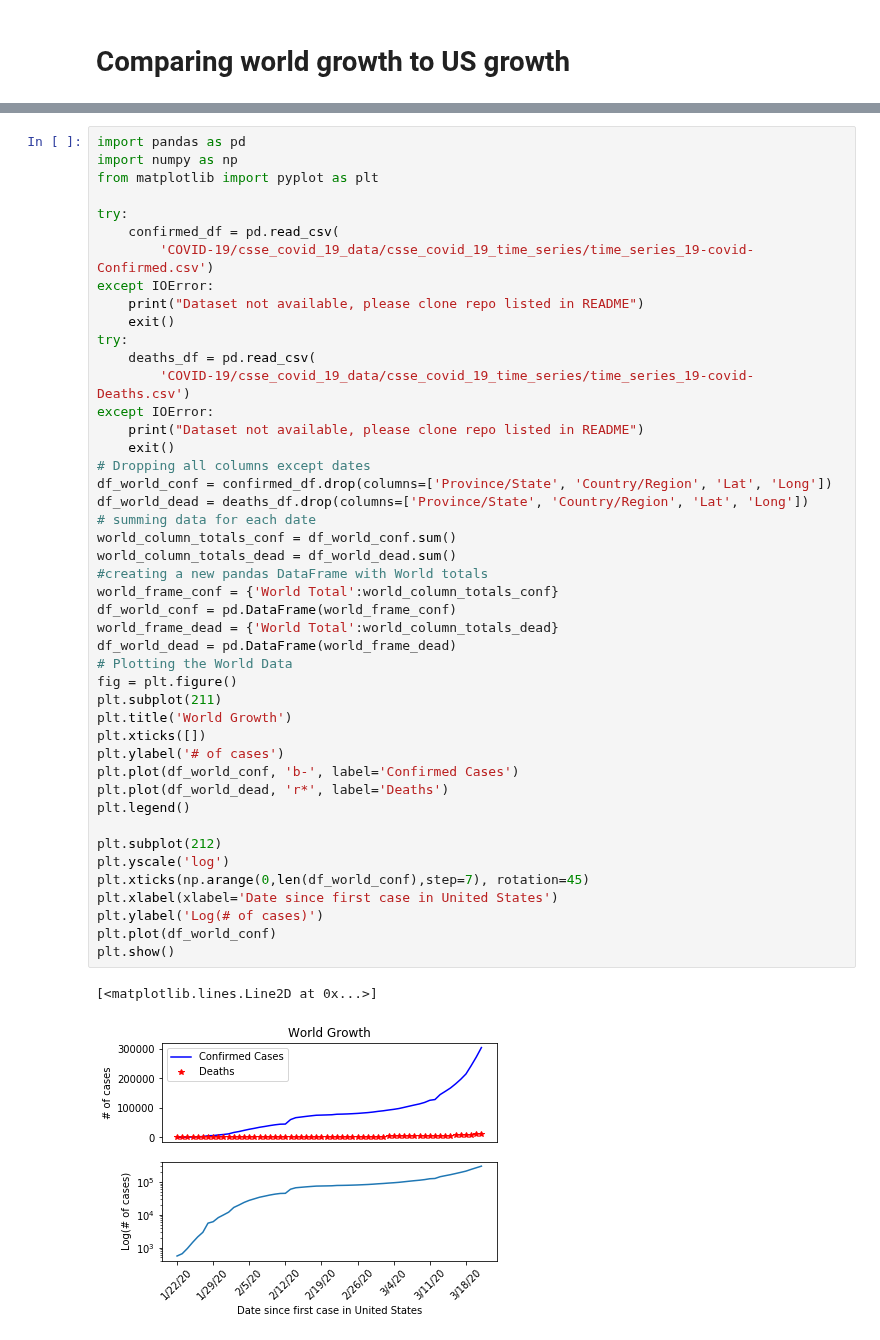
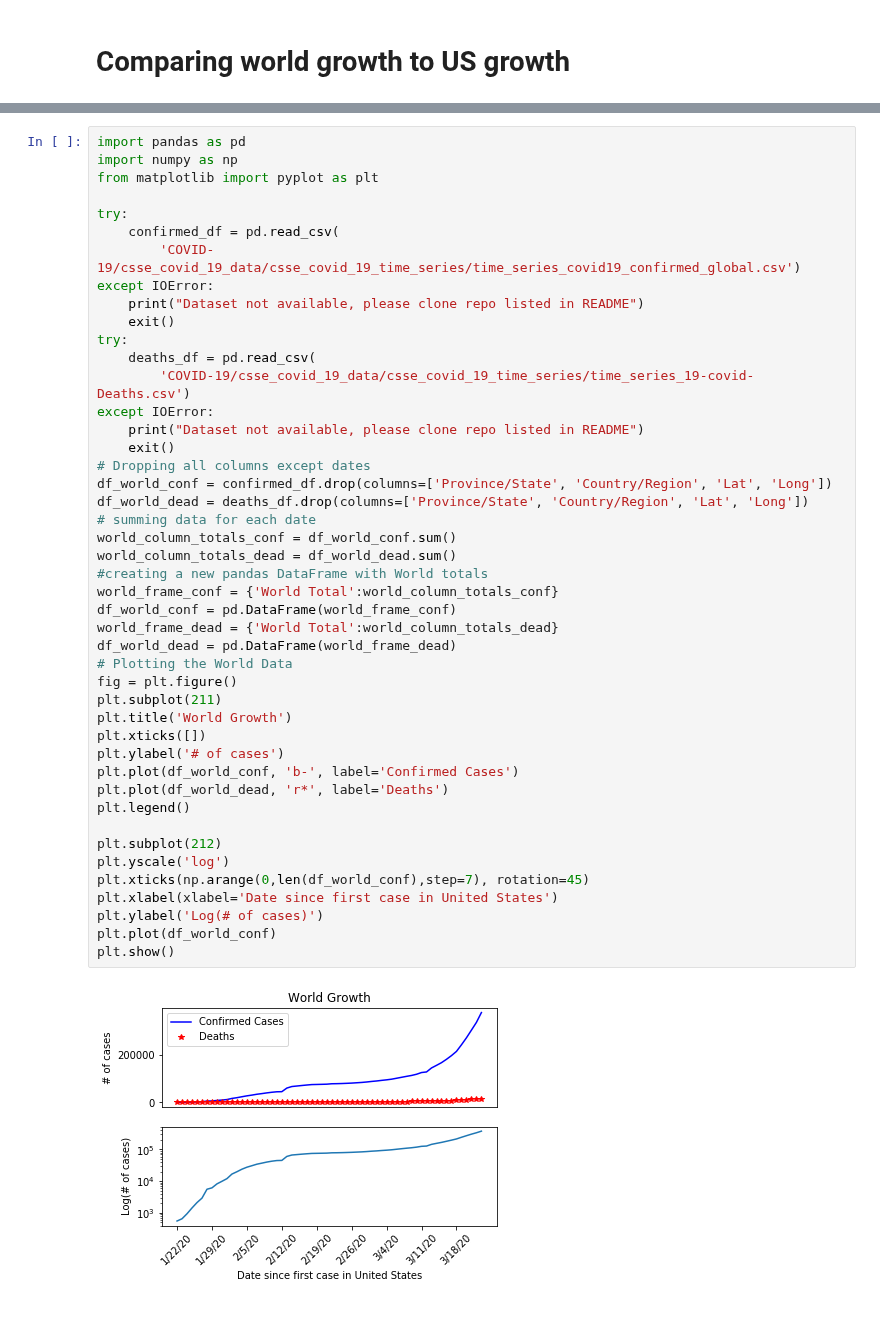
Before and after one commit to DrewRichard7/COVID19, a Jupyter notebook: world_vs_us.ipynb, the cells around one changed output, grey strips where cells are left out. Saved outputs shown, nothing was run; the diff lists cells and outputs as text.

```diff
--- a/world_vs_us.ipynb
+++ b/world_vs_us.ipynb
@@ -61,7 +61,7 @@ from matplotlib import pyplot as plt
 
 try:
     confirmed_df = pd.read_csv(
-        'COVID-19/csse_covid_19_data/csse_covid_19_time_series/time_series_19-covid-Confirmed.csv')
+        'COVID-19/csse_covid_19_data/csse_covid_19_time_series/time_series_covid19_confirmed_global.csv')
 except IOError:
     print("Dataset not available, please clone repo listed in README")
     exit()
@@ -73,32 +73,31 @@ except IOError:
     exit()
 # Dropping all columns except dates
 df_world_conf = confirmed_df.drop(columns=['Province/State', 'Country/Region', 'Lat', 'Long'])
 df_world_dead = deaths_df.drop(columns=['Province/State', 'Country/Region', 'Lat', 'Long'])
 # summing data for each date
 world_column_totals_conf = df_world_conf.sum()
 world_column_totals_dead = df_world_dead.sum()
 #creating a new pandas DataFrame with World totals
 world_frame_conf = {'World Total':world_column_totals_conf}
 df_world_conf = pd.DataFrame(world_frame_conf)
 world_frame_dead = {'World Total':world_column_totals_dead}
 df_world_dead = pd.DataFrame(world_frame_dead)
 # Plotting the World Data
 fig = plt.figure()
 plt.subplot(211)
 plt.title('World Growth')
 plt.xticks([])
 plt.ylabel('# of cases')
 plt.plot(df_world_conf, 'b-', label='Confirmed Cases')
 plt.plot(df_world_dead, 'r*', label='Deaths')
 plt.legend()
 
 plt.subplot(212)
 plt.yscale('log')
 plt.xticks(np.arange(0,len(df_world_conf),step=7), rotation=45)
 plt.xlabel(xlabel='Date since first case in United States')
 plt.ylabel('Log(# of cases)')
 plt.plot(df_world_conf)
 plt.show()
 # %% [output]
-[<matplotlib.lines.Line2D at 0x...>]
-[figure, old version]
+[figure, new version]
```
Also changed, not shown: parts of 1 cell of this notebook, 4 other files.
